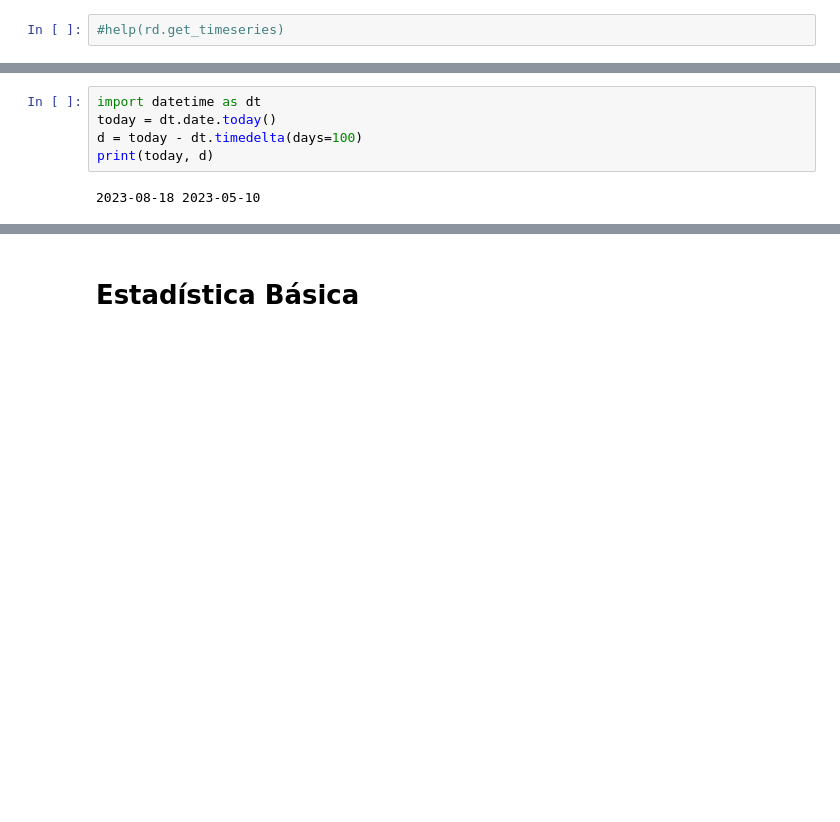
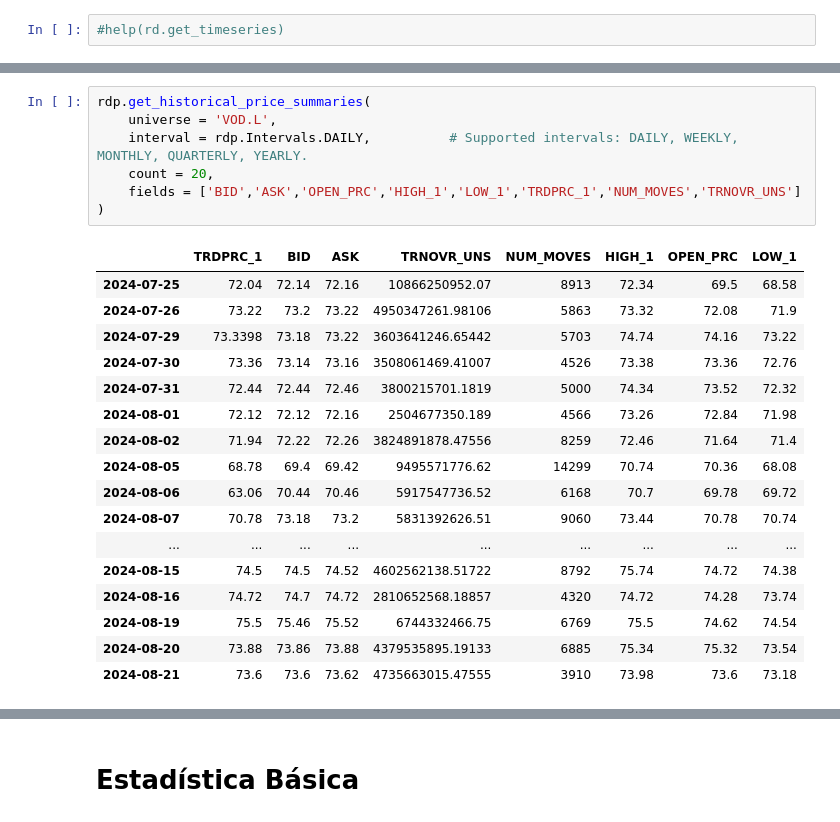
Before and after one commit to neftalivldz/finanzas_2024_agosto, a Jupyter notebook: 02_Introduccion.ipynb, the cells around one changed output, grey strips where cells are left out. Drawn from its saved outputs; the diff is of its cells as text; blank space fills up the shorter version.

```diff
--- a/02_Introduccion.ipynb
+++ b/02_Introduccion.ipynb
@@ -300,7 +363,25 @@ df_ts
 # %%
-import datetime as dt
-today = dt.date.today()
-d = today - dt.timedelta(days=100)
-print(today, d)
+rdp.get_historical_price_summaries(
+    universe = 'VOD.L',
+    interval = rdp.Intervals.DAILY,          # Supported intervals: DAILY, WEEKLY, MONTHLY, QUARTERLY, YEARLY.
+    count = 20,
+    fields = ['BID','ASK','OPEN_PRC','HIGH_1','LOW_1','TRDPRC_1','NUM_MOVES','TRNOVR_UNS']
+)
 # %% [output]
-2023-08-18 2023-05-10
+|  | TRDPRC_1 | BID | ASK | TRNOVR_UNS | NUM_MOVES | HIGH_1 | OPEN_PRC | LOW_1 |
+| 2024-07-25 | 72.04 | 72.14 | 72.16 | 10866250952.07 | 8913 | 72.34 | 69.5 | 68.58 |
+| 2024-07-26 | 73.22 | 73.2 | 73.22 | 4950347261.98106 | 5863 | 73.32 | 72.08 | 71.9 |
+| 2024-07-29 | 73.3398 | 73.18 | 73.22 | 3603641246.65442 | 5703 | 74.74 | 74.16 | 73.22 |
+| 2024-07-30 | 73.36 | 73.14 | 73.16 | 3508061469.41007 | 4526 | 73.38 | 73.36 | 72.76 |
+| 2024-07-31 | 72.44 | 72.44 | 72.46 | 3800215701.1819 | 5000 | 74.34 | 73.52 | 72.32 |
+| 2024-08-01 | 72.12 | 72.12 | 72.16 | 2504677350.189 | 4566 | 73.26 | 72.84 | 71.98 |
+| 2024-08-02 | 71.94 | 72.22 | 72.26 | 3824891878.47556 | 8259 | 72.46 | 71.64 | 71.4 |
+| 2024-08-05 | 68.78 | 69.4 | 69.42 | 9495571776.62 | 14299 | 70.74 | 70.36 | 68.08 |
+| 2024-08-06 | 63.06 | 70.44 | 70.46 | 5917547736.52 | 6168 | 70.7 | 69.78 | 69.72 |
+| 2024-08-07 | 70.78 | 73.18 | 73.2 | 5831392626.51 | 9060 | 73.44 | 70.78 | 70.74 |
+| ... | ... | ... | ... | ... | ... | ... | ... | ... |
+| 2024-08-15 | 74.5 | 74.5 | 74.52 | 4602562138.51722 | 8792 | 75.74 | 74.72 | 74.38 |
+| 2024-08-16 | 74.72 | 74.7 | 74.72 | 2810652568.18857 | 4320 | 74.72 | 74.28 | 73.74 |
+| 2024-08-19 | 75.5 | 75.46 | 75.52 | 6744332466.75 | 6769 | 75.5 | 74.62 | 74.54 |
+| 2024-08-20 | 73.88 | 73.86 | 73.88 | 4379535895.19133 | 6885 | 75.34 | 75.32 | 73.54 |
+| 2024-08-21 | 73.6 | 73.6 | 73.62 | 4735663015.47555 | 3910 | 73.98 | 73.6 | 73.18 |
```
Also changed, not shown: parts of 42 cells of this notebook, 3 other files.
